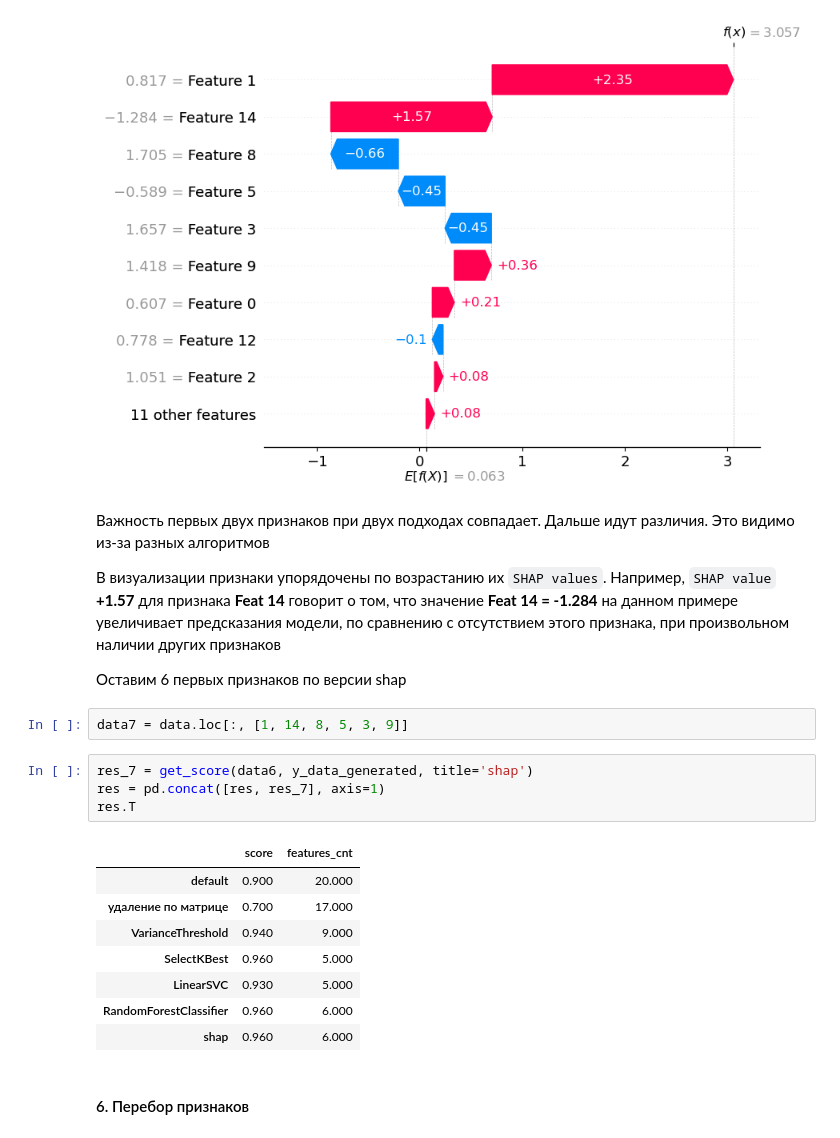
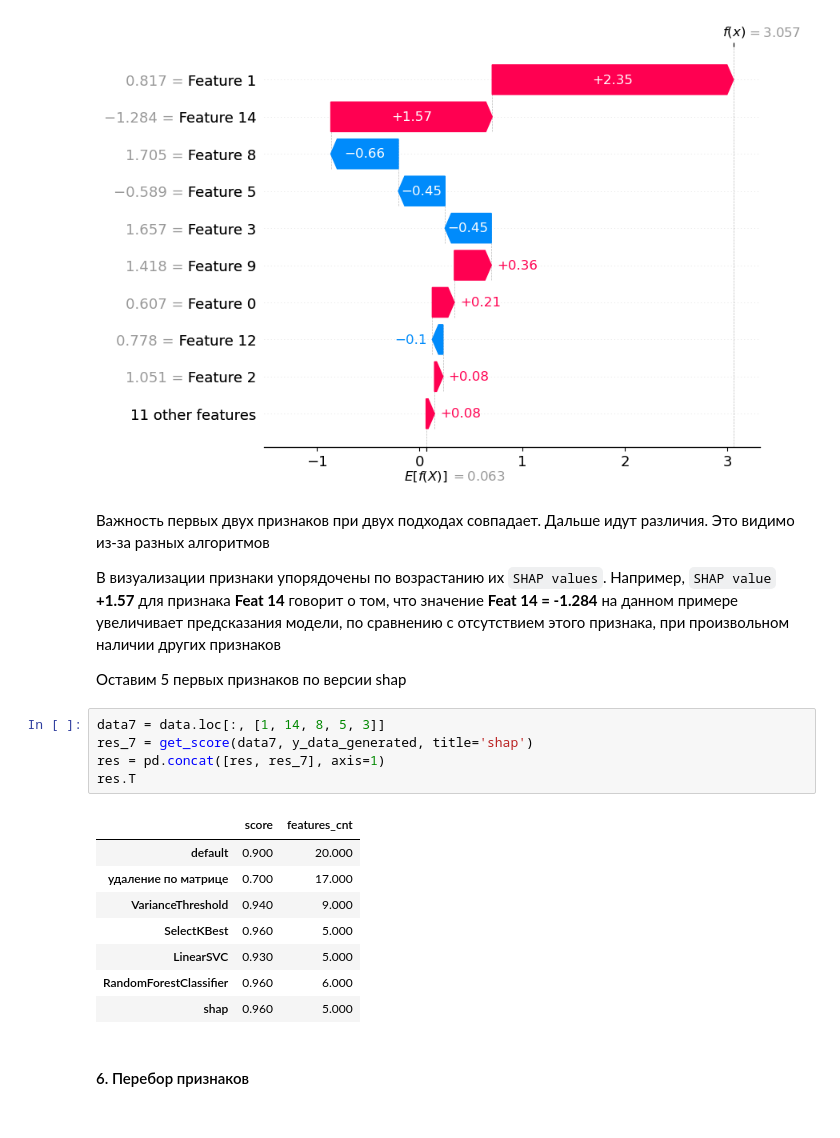
Before and after one commit to choodnovsky/Netilogiya_degp13, a Jupyter notebook: dz_8.11.ipynb, the cells around one changed output. Cells and saved outputs as stored; diff of their text form.

```diff
--- a/dz_8.11.ipynb
+++ b/dz_8.11.ipynb
@@ -278,22 +277,21 @@ shap.plots.waterfall(shap_values[0])
 
 В визуализации признаки упорядочены по возрастанию их `SHAP values`. Например, `SHAP value` __+1.57__ для признака __Feat 14__ говорит о том, что значение __Feat 14 = -1.284__ на данном примере увеличивает предсказания модели, по сравнению с отсутствием этого признака, при произвольном наличии других признаков
 
-Оставим 6 первых признаков по версии shap
+Оставим 5 первых признаков по версии shap
 # %%
-data7 = data.loc[:, [1, 14, 8, 5, 3, 9]]
+data7 = data.loc[:, [1, 14, 8, 5, 3]]
+res_7 = get_score(data7, y_data_generated, title='shap')
+res = pd.concat([res, res_7], axis=1)
+res.T
+# %% [output]
+|  | score | features_cnt |
+| default | 0.900 | 20.000 |
+| удаление по матрице | 0.700 | 17.000 |
+| VarianceThreshold | 0.940 | 9.000 |
+| SelectKBest | 0.960 | 5.000 |
+| LinearSVC | 0.930 | 5.000 |
+| RandomForestClassifier | 0.960 | 6.000 |
+| shap | 0.960 | 5.000 |
-# %%
-res_7 = get_score(data6, y_data_generated, title='shap')
-res = pd.concat([res, res_7], axis=1)
-res.T
-# %% [output]
-|  | score | features_cnt |
-| default | 0.900 | 20.000 |
-| удаление по матрице | 0.700 | 17.000 |
-| VarianceThreshold | 0.940 | 9.000 |
-| SelectKBest | 0.960 | 5.000 |
-| LinearSVC | 0.930 | 5.000 |
-| RandomForestClassifier | 0.960 | 6.000 |
-| shap | 0.960 | 6.000 |
 # %% [markdown]
 #### 6. Перебор признаков
 # %% [markdown]
```
Also changed, not shown: parts of 3 cells of this notebook.
